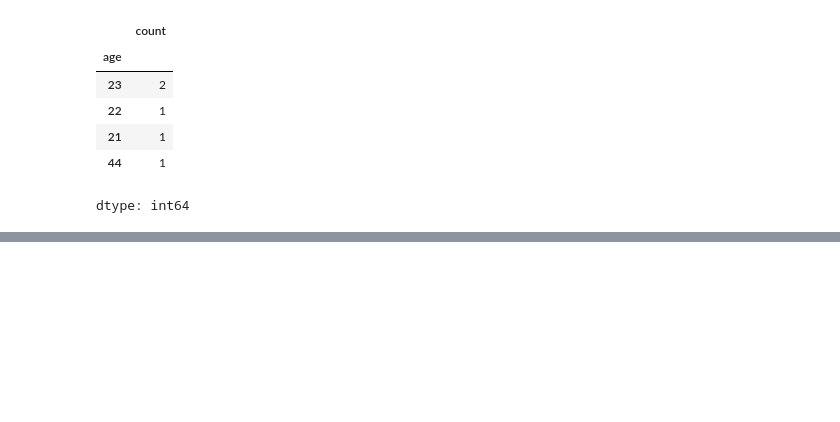
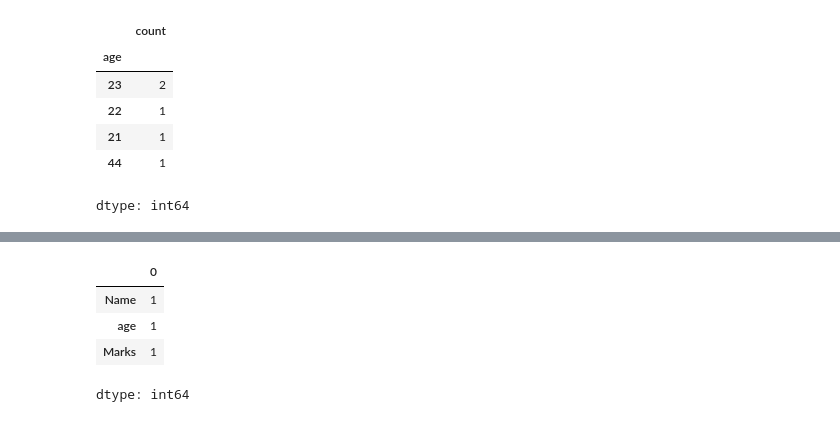
Before and after one commit to sairam178/Foundation-of-machine-learning, a Jupyter notebook: foundation_of_pandas.ipynb, the cells around one changed output, grey strips where cells are left out. Drawn from its saved outputs; the diff is of its cells as text; code cells hidden in the pictures; blank space fills up the shorter version.

```diff
--- a/foundation_of_pandas.ipynb
+++ b/foundation_of_pandas.ipynb
@@ -225,0 +254,8 @@ dtype: int64
+# %%
+df.isnull().sum()
+# %% [output]
+|  | 0 |
+| Name | 1 |
+| age | 1 |
+| Marks | 1 |
+dtype: int64
```
Also changed, not shown: parts of 5 cells of this notebook.
